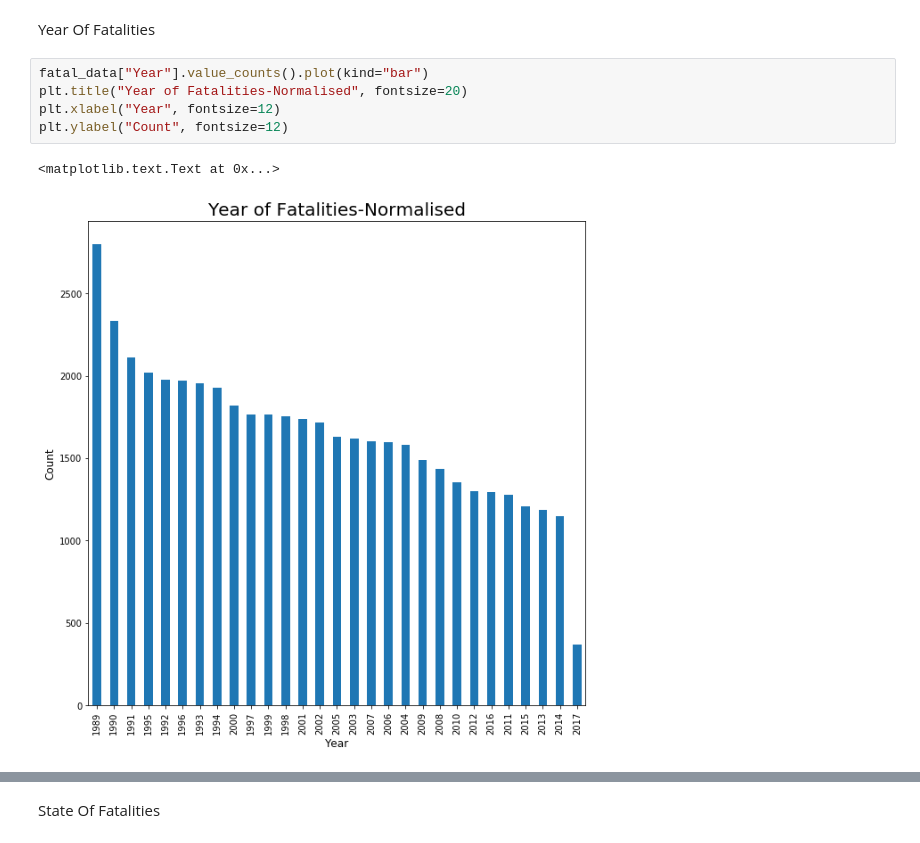
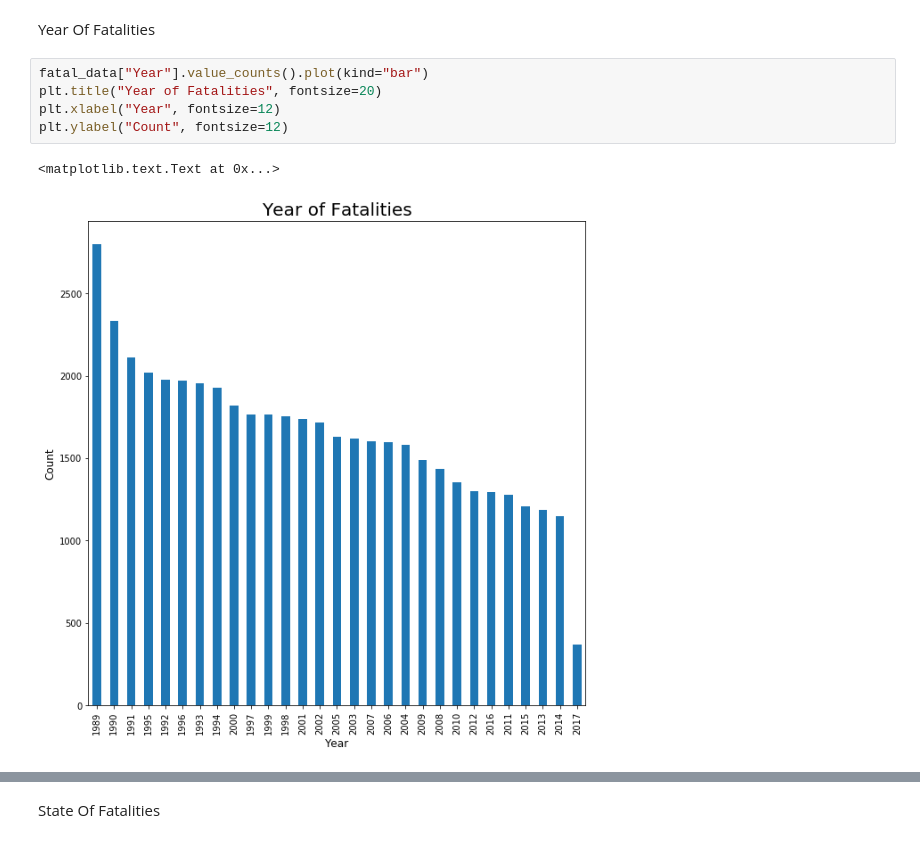
Before and after one commit to Jeyreymey/My-first-website, a Jupyter notebook: Road Crashes in Australia.ipynb, the cells around one changed output, grey strips where cells are left out. Saved outputs shown, nothing was run; the diff lists cells and outputs as text.

```diff
--- a/Road Crashes in Australia.ipynb
+++ b/Road Crashes in Australia.ipynb
@@ -98,12 +85,12 @@ plt.ylabel("Count", fontsize=12)
 Year Of Fatalities
 # %%
 fatal_data["Year"].value_counts().plot(kind="bar")
-plt.title("Year of Fatalities-Normalised", fontsize=20)
+plt.title("Year of Fatalities", fontsize=20)
 plt.xlabel("Year", fontsize=12)
 plt.ylabel("Count", fontsize=12)
 # %% [output]
 <matplotlib.text.Text at 0x...>
-[figure, old version]
+[figure, new version]
 # %%
 number_of_bins = 100
 lower_bound = 1989
```
Also changed, not shown: parts of 20 cells of this notebook.
